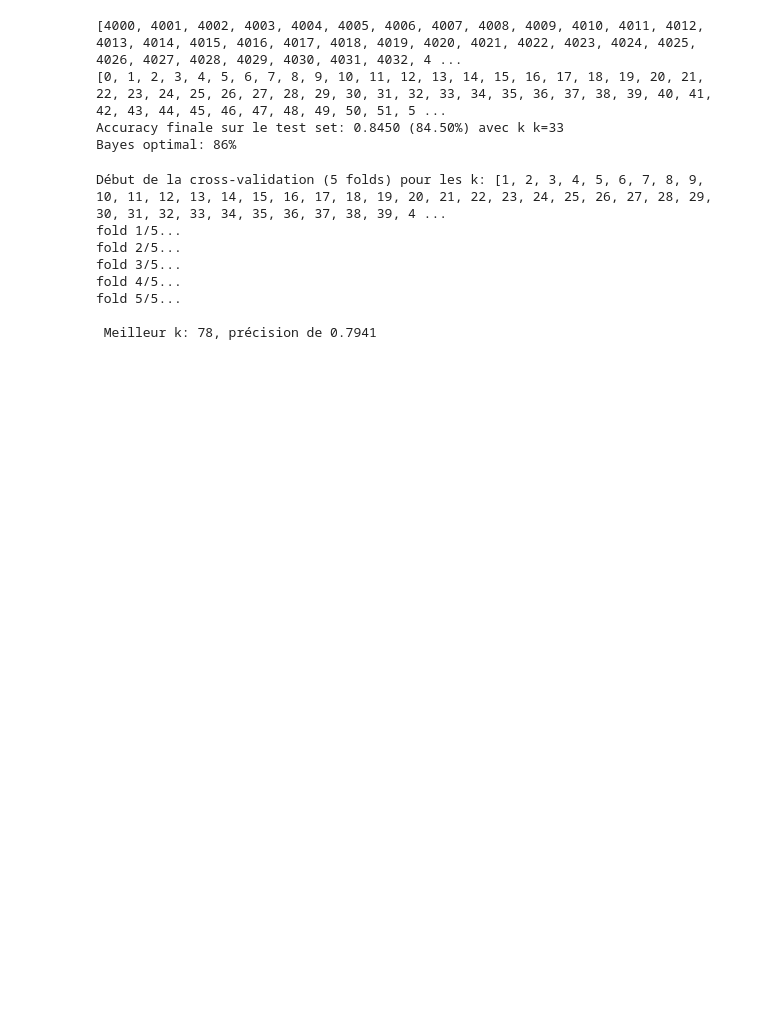
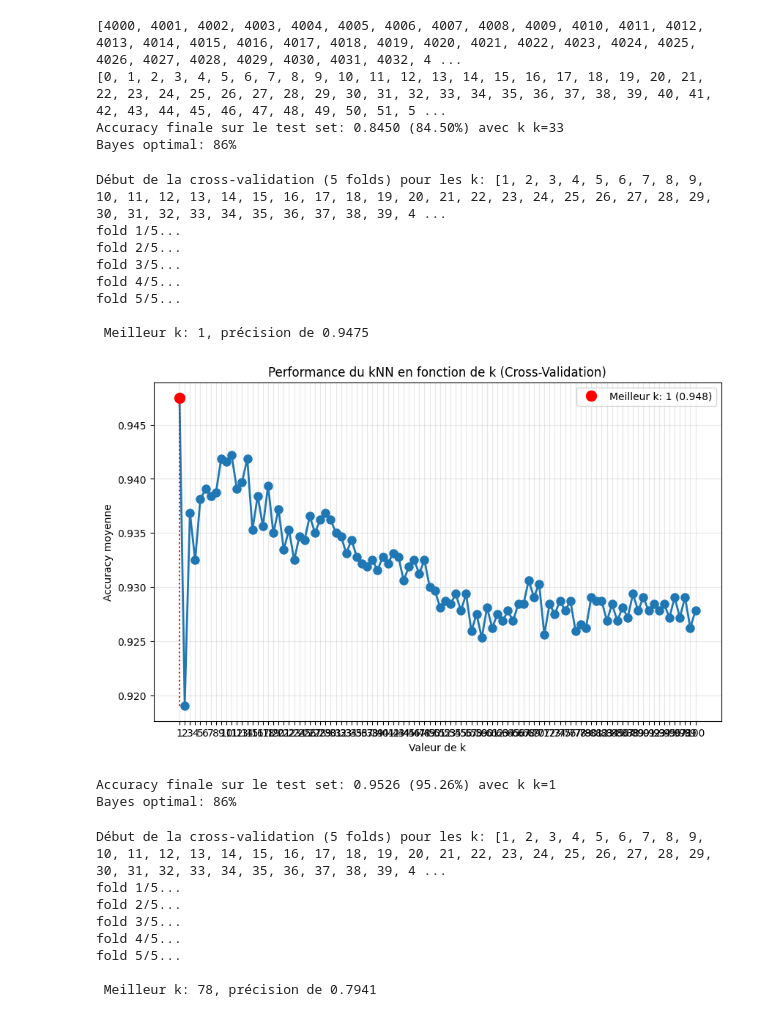
Before and after one commit to Fryzim/KNN-Classifier, a Jupyter notebook: projet.ipynb, the cells around one changed output. Drawn from its saved outputs; the diff is of its cells as text; code cells hidden in the pictures; blank space fills up the shorter version.

Commit message:
Graphes

```diff
--- a/projet.ipynb
+++ b/projet.ipynb
@@ -529,7 +529,7 @@ def knn_algorithm_vectorise(p_indice, k, indices_train, D, y_np):
     distances = D[p_indice, indices_train]  # distances du point test aux points d'entraînement
     k_indices = np.argsort(distances)[:k]
     k_nearest = [indices_train[i] for i in k_indices]
-    votes = y_np[k_nearest]
+    votes = y_np[k_nearest].astype(int)
     return np.bincount(votes).argmax()
 
 
@@ -643,8 +643,36 @@ def main_knn(X_np, y_np):
     indices_train = list(range(n))
     indices_test = list(range(n, len(X_np)))
 
-    print(indices_test)
-    print(indices_train)
+    D = cdist(X_np, X_np, metric='euclidean')
+
+    # test set avec le meilleur k
+    final_accuracy = evaluer_modele(X_np, y_np, indices_test, best_k, indices_train, D)
+    print(f"Accuracy finale sur le test set: {final_accuracy:.4f} ({final_accuracy*100:.2f}%)" + f" avec k k={best_k}")
+    print(f"Bayes optimal: 86%")
+
+
+def main_knn_exp(X_np, y_np):
+    # utilise seulement les 4000 points d'entraînement pour la CV
+    k_values = list(range(1, 100 + 1))
+    n = X_np.shape[0] * 4 // 5
+
+    # Séparation des données
+    indices_train = [i for i in range(n)]
+    indices_test = [i for i in range(n, len(X))]
+
+    X_train = X_np[:n]
+    y_train = y_np[:n]
+
+    best_k, best_accuracy, mean_accuracies = cross_validation_knn(
+        X_train, y_train, k_values, n_folds=5
+    )
+
+    print(f"\n Meilleur k: {best_k}, précision de {best_accuracy:.4f}")
+
+    #plot_results(mean_accuracies)
+
+    indices_train = list(range(n))
+    indices_test = list(range(n, len(X_np)))
 
     D = cdist(X_np, X_np, metric='euclidean')
 
@@ -652,6 +680,8 @@ def main_knn(X_np, y_np):
     final_accuracy = evaluer_modele(X_np, y_np, indices_test, best_k, indices_train, D)
     print(f"Accuracy finale sur le test set: {final_accuracy:.4f} ({final_accuracy*100:.2f}%)" + f" avec k k={best_k}")
     print(f"Bayes optimal: 86%")
+
+    return (best_k, best_accuracy, mean_accuracies, final_accuracy)
 # %%
 main_knn(X_np, y_np)
 # %% [output]
@@ -668,6 +698,20 @@ fold 5/5...
 [0, 1, 2, 3, 4, 5, 6, 7, 8, 9, 10, 11, 12, 13, 14, 15, 16, 17, 18, 19, 20, 21, 22, 23, 24, 25, 26, 27, 28, 29, 30, 31, 32, 33, 34, 35, 36, 37, 38, 39, 40, 41, 42, 43, 44, 45, 46, 47, 48, 49, 50, 51, 5 ...
 Accuracy finale sur le test set: 0.8450 (84.50%) avec k k=33
 Bayes optimal: 86%
+# %%
+main_knn(X_cleaned, y_cleaned)
+# %% [output]
+Début de la cross-validation (5 folds) pour les k: [1, 2, 3, 4, 5, 6, 7, 8, 9, 10, 11, 12, 13, 14, 15, 16, 17, 18, 19, 20, 21, 22, 23, 24, 25, 26, 27, 28, 29, 30, 31, 32, 33, 34, 35, 36, 37, 38, 39, 4 ...
+fold 1/5...
+fold 2/5...
+fold 3/5...
+fold 4/5...
+fold 5/5...
+
+ Meilleur k: 1, précision de 0.9475
+[figure, added]
+Accuracy finale sur le test set: 0.9526 (95.26%) avec k k=1
+Bayes optimal: 86%
 # %%
 main_knn(X_cleaned2, y_cleaned2)
 # %% [output]
```
Also changed, not shown: parts of 4 cells of this notebook, 3 other files.
